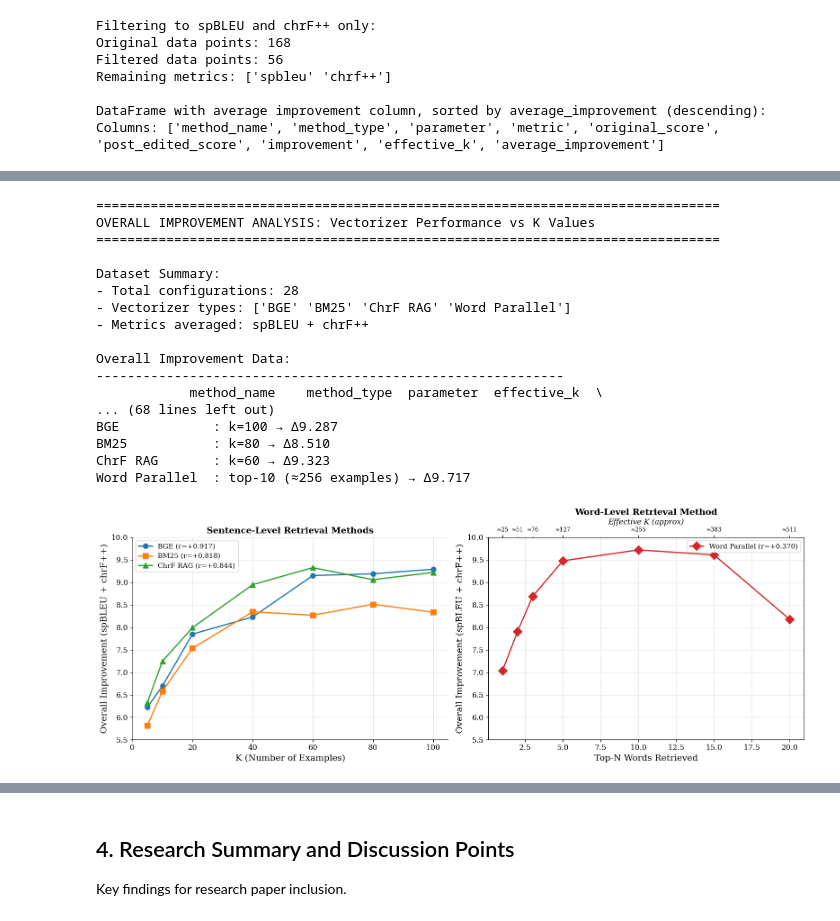
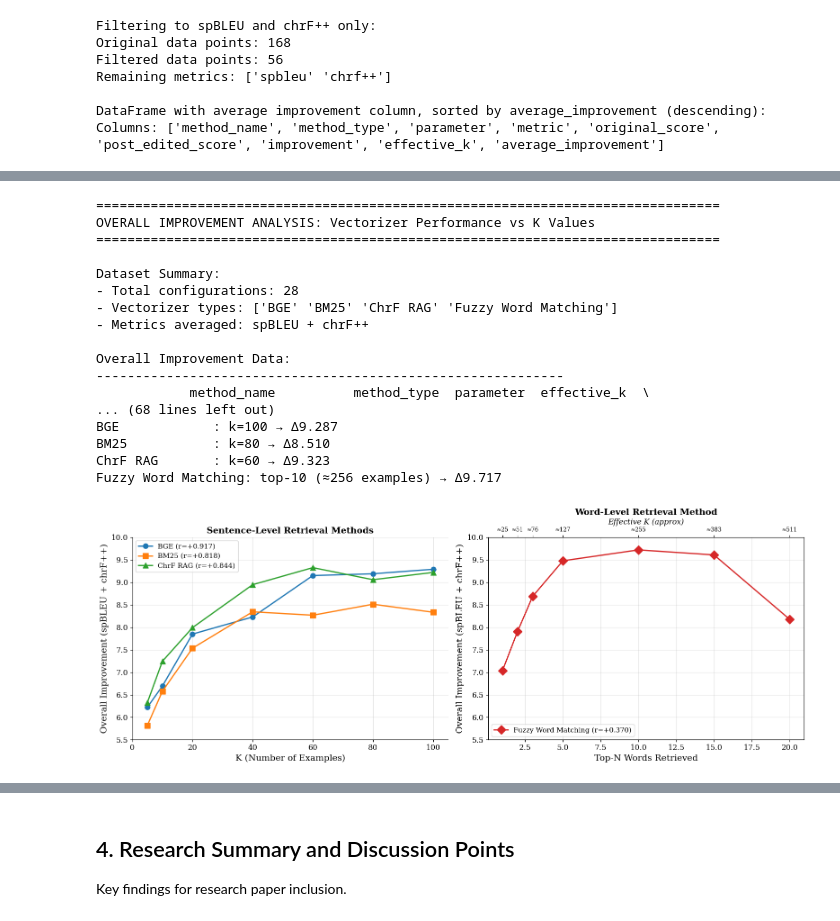
Before and after one commit to LazarusNLP/bible-nmt, a Jupyter notebook: notebooks/analyze_vector_ablation.ipynb, the cells around one changed output, grey strips where cells are left out. Cells and saved outputs as stored; diff of their text form; code cells hidden in the pictures.

```diff
--- a/notebooks/analyze_vector_ablation.ipynb
+++ b/notebooks/analyze_vector_ablation.ipynb
@@ -57,7 +57,7 @@ def load_vectorization_data():
         elif method_name.startswith('chrf_rag_k'):
             method_type, parameter = 'ChrF RAG', int(method_name.split('_k')[1])
         elif method_name.startswith('word_parallel_top'):
-            method_type, parameter = 'Word Parallel', int(method_name.split('_top')[1])
+            method_type, parameter = 'Fuzzy Word Matching', int(method_name.split('_top')[1])
         else:
             continue
 
@@ -73,7 +73,7 @@ def load_vectorization_data():
     if top5_file.exists():
         with open(top5_file, 'r') as f:
             metrics = json.load(f)
-        all_data.extend(parse_metrics(metrics, "word_parallel_top5", "Word Parallel", 5))
+        all_data.extend(parse_metrics(metrics, "word_parallel_top5", "Fuzzy Word Matching", 5))
 
     return pd.DataFrame(all_data)
 
@@ -94,8 +94,8 @@ def parse_metrics(metrics, method_name, method_type, parameter):
             'original_score': original[metric],
             'post_edited_score': post_edited[metric],
             'improvement': improvements[metric],
-            # Calculate effective examples for Word Parallel (avg 25.59 words/sentence)
-            'effective_k': parameter * 25.59 if method_type == 'Word Parallel' else parameter
+            # Calculate effective examples for Fuzzy Word Matching (avg 25.59 words/sentence)
+            'effective_k': parameter * 25.59 if method_type == 'Fuzzy Word Matching' else parameter
         })
 
     return data
@@ -286,7 +272,7 @@ for method in avg_improvement_per_config['method_type'].unique():
     best_config = method_data.loc[method_data['overall_improvement'].idxmax()]
     best_configs.append(best_config)
 
-    if method == 'Word Parallel':
+    if method == 'Fuzzy Word Matching':
         print(f"{method:15s}: top-{best_config['parameter']} (≈{best_config['effective_k']:.0f} examples) → Δ{best_config['overall_improvement']:.3f}")
     else:
         print(f"{method:15s}: k={best_config['parameter']} → Δ{best_config['overall_improvement']:.3f}")
@@ -297,8 +283,8 @@ best_configs_df = pd.DataFrame(best_configs)
 # Create visualization - Separate plots for better comparison
 fig, (ax1, ax2) = plt.subplots(1, 2, figsize=(16, 6))
 
-colors = {'BGE': '#1f77b4', 'BM25': '#ff7f0e', 'ChrF RAG': '#2ca02c', 'Word Parallel': '#d62728'}
-markers = {'BGE': 'o', 'BM25': 's', 'ChrF RAG': '^', 'Word Parallel': 'D'}
+colors = {'BGE': '#1f77b4', 'BM25': '#ff7f0e', 'ChrF RAG': '#2ca02c', 'Fuzzy Word Matching': '#d62728'}
+markers = {'BGE': 'o', 'BM25': 's', 'ChrF RAG': '^', 'Fuzzy Word Matching': 'D'}
 
 # Plot 1: Sentence-level methods (BGE, BM25, ChrF RAG)
 sentence_methods = ['BGE', 'BM25', 'ChrF RAG']
@@ -316,11 +302,11 @@ ax1.legend(fontsize=11)
 ax1.set_xlim(0, 105)
 ax1.set_ylim(5.5, 10)  # Match y-axis range
 
-# Plot 2: Word Parallel method
-wp_data = avg_improvement_per_config[avg_improvement_per_config['method_type'] == 'Word Parallel'].sort_values('effective_k')
+# Plot 2: Fuzzy Word Matching method
+wp_data = avg_improvement_per_config[avg_improvement_per_config['method_type'] == 'Fuzzy Word Matching'].sort_values('effective_k')
 ax2.plot(wp_data['parameter'], wp_data['overall_improvement'],
-        marker=markers['Word Parallel'], color=colors['Word Parallel'],
-        linewidth=2, markersize=10, label=f"Word Parallel (r={correlations['Word Parallel']:+.3f})")
+        marker=markers['Fuzzy Word Matching'], color=colors['Fuzzy Word Matching'],
+        linewidth=2, markersize=10, label=f"Fuzzy Word Matching (r={correlations['Fuzzy Word Matching']:+.3f})")
 
 # Add secondary x-axis showing effective K
 ax2_top = ax2.twiny()
@@ -330,37 +316,37 @@ ax2_top.set_xticklabels([f"≈{int(k)}" for k in wp_data['effective_k'].values],
 ax2_top.set_xlabel('Effective K (approx)', fontsize=12, style='italic')
 
 ax2.set_xlabel('Top-N Words Retrieved', fontsize=14)
 ax2.set_ylabel('Overall Improvement (spBLEU + chrF++)', fontsize=14)
 ax2.set_title('Word-Level Retrieval Method', fontsize=14, fontweight='bold')
 ax2.grid(True, alpha=0.3)
 ax2.legend(fontsize=11)
 ax2.set_ylim(5.5, 10)  # Match y-axis range
 
 for ax in [ax1, ax2]:
     ax.spines['top'].set_visible(False)
     ax.spines['right'].set_visible(False)
 
 plt.tight_layout()
 plt.show()
 # %% [output]
 ================================================================================
 OVERALL IMPROVEMENT ANALYSIS: Vectorizer Performance vs K Values
 ================================================================================
 
 Dataset Summary:
 - Total configurations: 28
-- Vectorizer types: ['BGE' 'BM25' 'ChrF RAG' 'Word Parallel']
+- Vectorizer types: ['BGE' 'BM25' 'ChrF RAG' 'Fuzzy Word Matching']
 - Metrics averaged: spBLEU + chrF++
 
 Overall Improvement Data:
 ------------------------------------------------------------
-            method_name    method_type  parameter  effective_k  \
+            method_name          method_type  parameter  effective_k  \
 ... (68 lines left out)
 BGE            : k=100 → Δ9.287
 BM25           : k=80 → Δ8.510
 ChrF RAG       : k=60 → Δ9.323
-Word Parallel  : top-10 (≈256 examples) → Δ9.717
+Fuzzy Word Matching: top-10 (≈256 examples) → Δ9.717
-[figure, old version]
+[figure, new version]
 # %%
 def create_performance_table():
     """Create publication-ready performance comparison table"""
```
Also changed, not shown: parts of 7 cells of this notebook, 23 other files.
